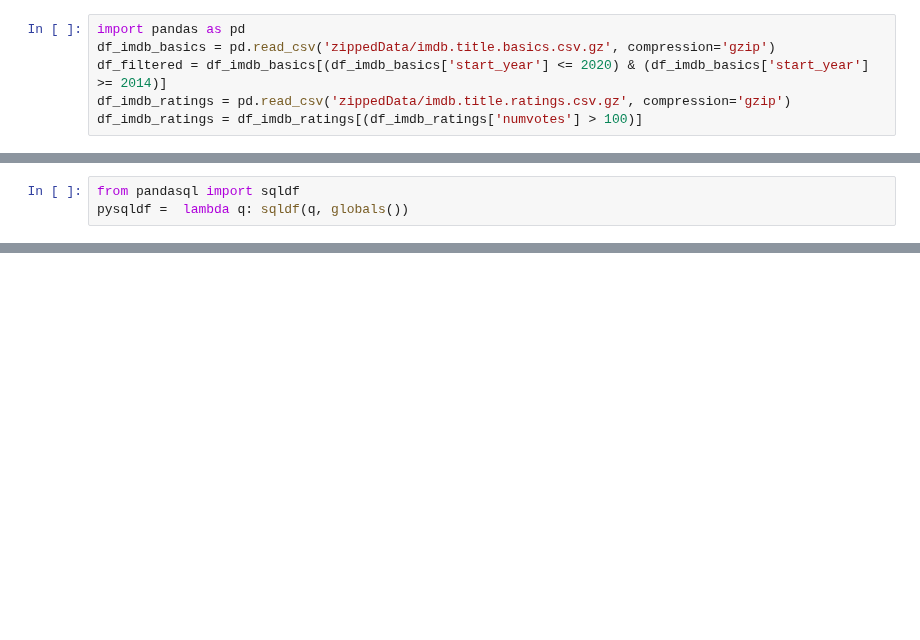
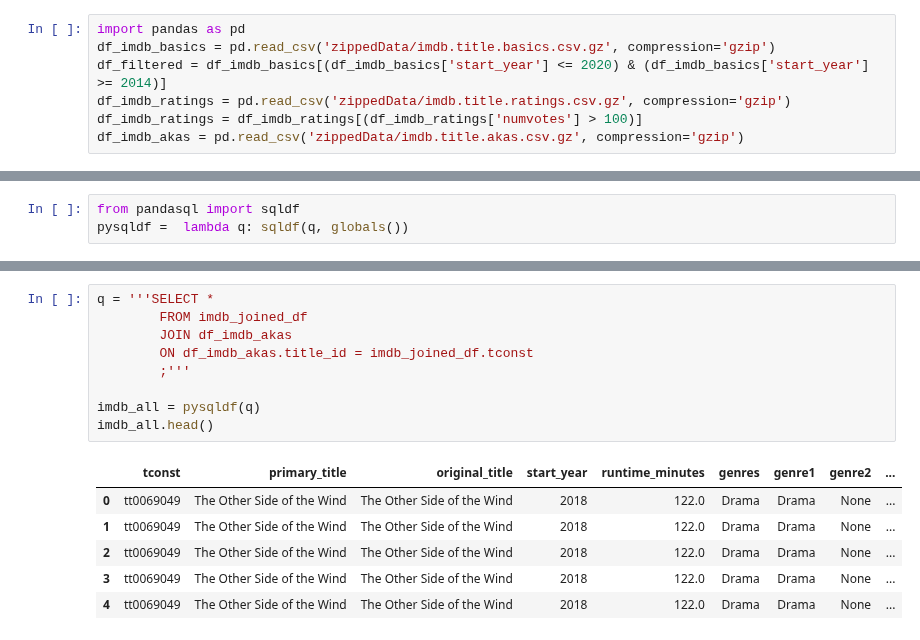
Before and after one commit to christisarv/dsc-phase-1-project-online, a Jupyter notebook: IMDB DFs.ipynb, the cells around one changed output, grey strips where cells are left out. Cells and saved outputs as stored; diff of their text form; blank space fills up the shorter version.

```diff
--- a/IMDB DFs.ipynb
+++ b/IMDB DFs.ipynb
@@ -6,6 +6,7 @@ df_imdb_basics = pd.read_csv('zippedData/imdb.title.basics.csv.gz', compression=
 df_filtered = df_imdb_basics[(df_imdb_basics['start_year'] <= 2020) & (df_imdb_basics['start_year'] >= 2014)]
 df_imdb_ratings = pd.read_csv('zippedData/imdb.title.ratings.csv.gz', compression='gzip')
 df_imdb_ratings = df_imdb_ratings[(df_imdb_ratings['numvotes'] > 100)]
+df_imdb_akas = pd.read_csv('zippedData/imdb.title.akas.csv.gz', compression='gzip')
 # %% [markdown]
 dropna values from genre because that will be a factor in analysis
 # %%
@@ -46,3 +47,19 @@ imdb_joined_df.head()
 | 2 | tt0137204 | Joe Finds Grace | Joe Finds Grace | 2017 | 83.0 | Adventure,Animation,Comedy | Adventure | Animation | ... |
 | 3 | tt0315642 | Wazir | Wazir | 2016 | 103.0 | Action,Crime,Drama | Action | Crime | ... |
 | 4 | tt0331314 | Bunyan and Babe | Bunyan and Babe | 2017 | 84.0 | Adventure,Animation,Comedy | Adventure | Animation | ... |
+# %%
+q = '''SELECT *
+        FROM imdb_joined_df
+        JOIN df_imdb_akas
+        ON df_imdb_akas.title_id = imdb_joined_df.tconst
+        ;'''
+
+imdb_all = pysqldf(q)
+imdb_all.head()
+# %% [output]
+|  | tconst | primary_title | original_title | start_year | runtime_minutes | genres | genre1 | genre2 | ... |
+| 0 | tt0069049 | The Other Side of the Wind | The Other Side of the Wind | 2018 | 122.0 | Drama | Drama | None | ... |
+| 1 | tt0069049 | The Other Side of the Wind | The Other Side of the Wind | 2018 | 122.0 | Drama | Drama | None | ... |
+| 2 | tt0069049 | The Other Side of the Wind | The Other Side of the Wind | 2018 | 122.0 | Drama | Drama | None | ... |
+| 3 | tt0069049 | The Other Side of the Wind | The Other Side of the Wind | 2018 | 122.0 | Drama | Drama | None | ... |
+| 4 | tt0069049 | The Other Side of the Wind | The Other Side of the Wind | 2018 | 122.0 | Drama | Drama | None | ... |
```
Also changed, not shown: parts of 4 cells of this notebook, 2 other files.
